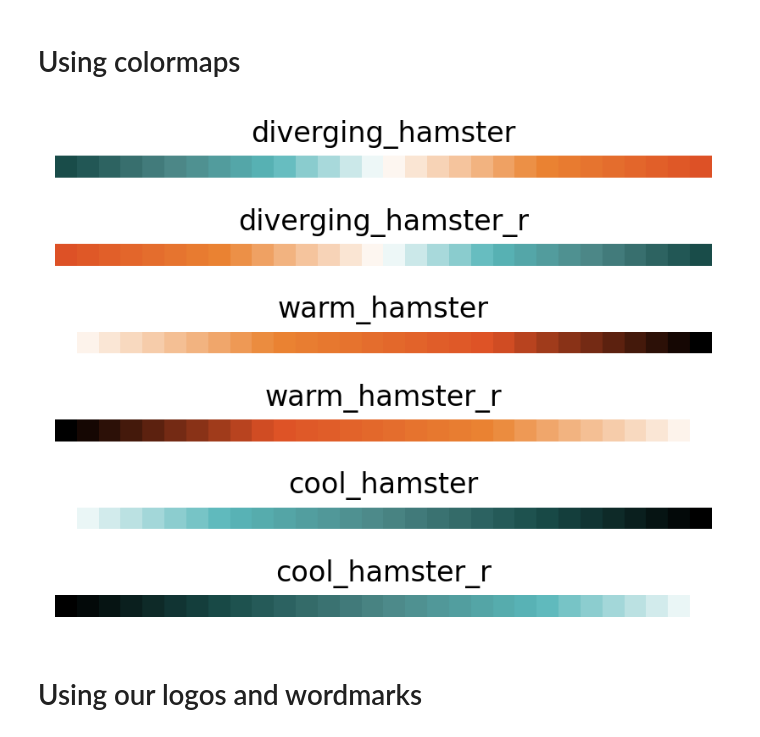
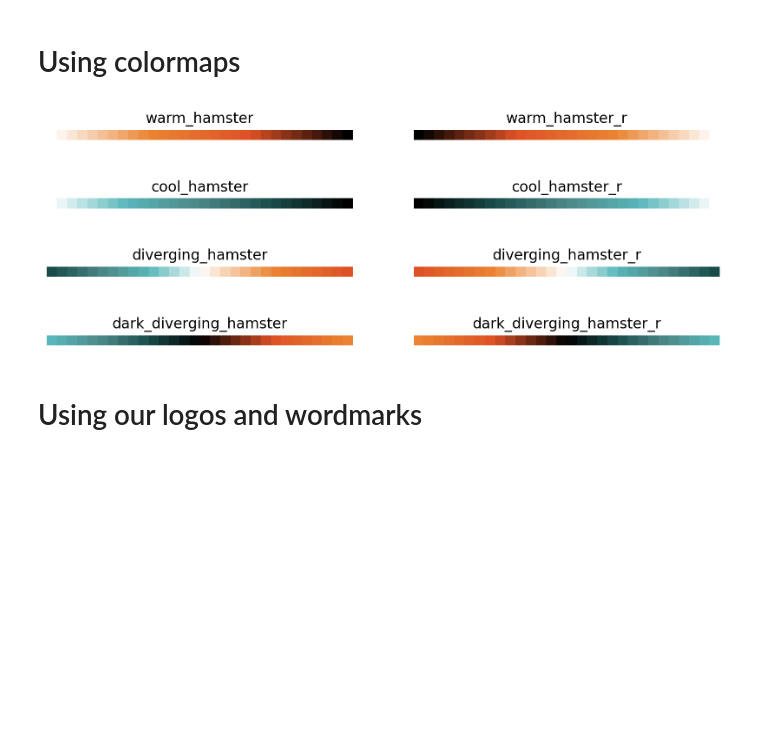
Before and after one commit to cmudrc/drcutils, a Jupyter notebook: examples/basic_functionality.ipynb, the cells around one changed output. Drawn from its saved outputs; the diff is of its cells as text; code cells hidden in the pictures; blank space fills up the shorter version.

```diff
--- a/examples/basic_functionality.ipynb
+++ b/examples/basic_functionality.ipynb
@@ -28,35 +28,37 @@ matplotlib.pyplot.bar(
 # %%
 import matplotlib.pyplot
 import numpy
 from drcutils.colormaps import *
 
 # Make a figure to plot on
 fig = matplotlib.pyplot.figure()
 
 # This is what we'll plot
 colormaps = [
-    diverging_hamster_colormap,
-    diverging_hamster_colormap_r,
     warm_hamster_colormap,
     warm_hamster_colormap_r,
     cool_hamster_colormap,
     cool_hamster_colormap_r,
+    diverging_hamster_colormap,
+    diverging_hamster_colormap_r,
+    dark_diverging_hamster_colormap,
+    dark_diverging_hamster_colormap_r,
 ]
 
 # Iterate through subplots
-subplot_index = 611
+subplot_index = 421
 for cm in colormaps:
     sp = matplotlib.pyplot.subplot(subplot_index)
     ax = sp.imshow([numpy.linspace(0, 1, 30)], cmap=cm)
     sp.set_title(cm.name)
     matplotlib.pyplot.axis('off');
     subplot_index += 1
 
 # Make sure it looks ok
-fig.set_figwidth(5)
+fig.set_figwidth(10)
 fig.set_dpi(200)
 # %% [output]
-[figure, old version]
+[figure, new version]
 # %% [markdown]
 # Using our logos and wordmarks
 # %%
```
Also changed, not shown: parts of 4 cells of this notebook.
